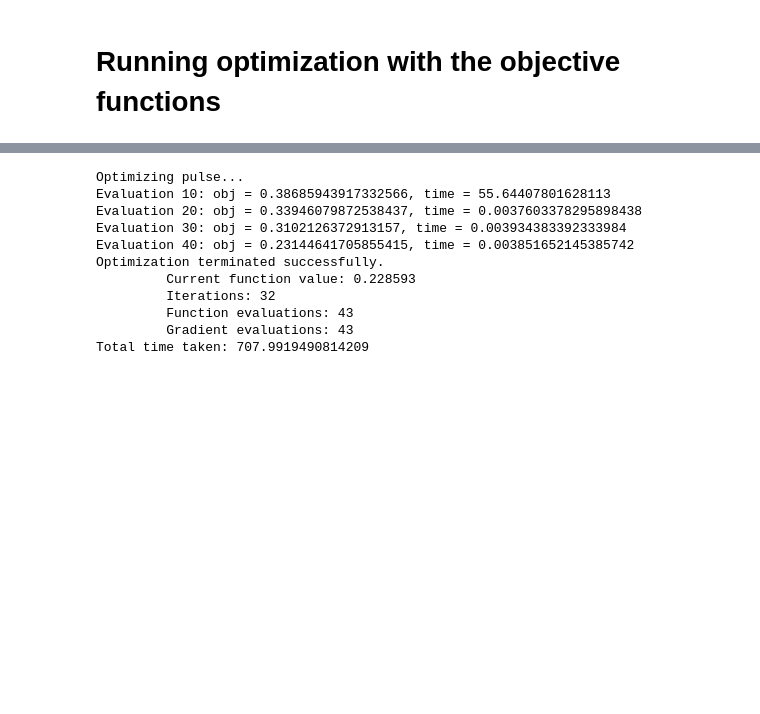
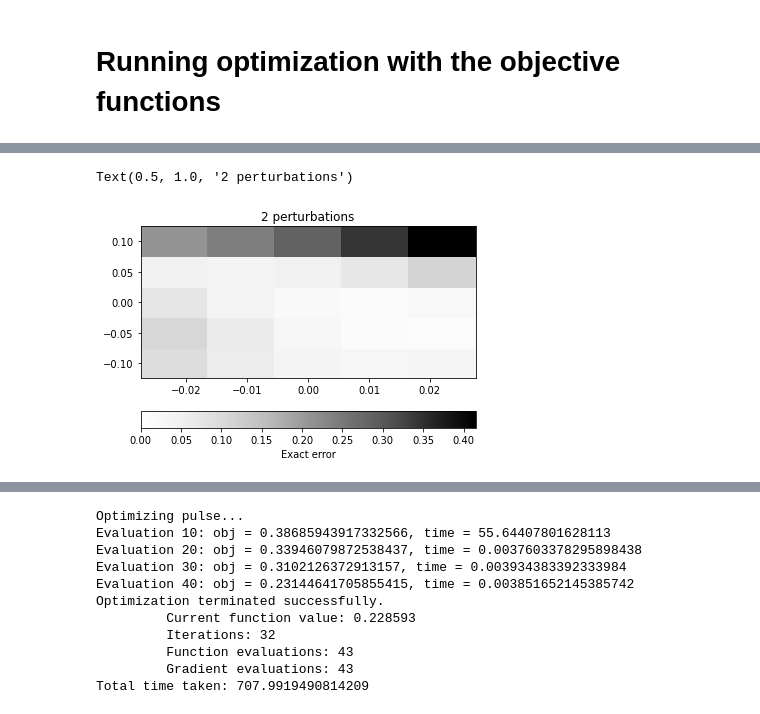
Before and after one commit to DanPuzzuoli/multivariable_dyson_magnus, a Jupyter notebook: magnus_qoc.ipynb, the cells around one changed output, grey strips where cells are left out. Cells and saved outputs as stored; diff of their text form; code cells hidden in the pictures; blank space fills up the shorter version.

```diff
--- a/magnus_qoc.ipynb
+++ b/magnus_qoc.ipynb
@@ -75,7 +75,7 @@ H0 = Array(np.pi * anharm * numb * (numb - jnp.eye(dim)))
 
 # control terms - X and Y multiplied by 2 pi * drive_strength
 Hc = Array(2 * np.pi * drive_strength * jnp.array([osc_X, osc_Y]))
-perturb = Array(-1j*2*np.pi*numb)
+perturb = Array(-1j*2*np.pi*numb) #the 0th perturbation
 
 Utarget = X
 
@@ -86,3 +86,12 @@ dt_filter = 0.125
 
 #get fidelity function
 fid_func = get_grape_fidelity_func(X)
+
+# helper function for 2D meshplots
+def cell_centered(arr_in):
+    arr_out = np.empty(len(arr_in)+1)
+    dist = arr_in[1] - arr_in[0]
+    for i in range(len(arr_in)):
+        arr_out[i] = arr_in[i] - dist/2
+    arr_out[-1] = arr_in[-1] + dist/2
+    return arr_out
@@ -2305,3 +2335,19 @@ Total time taken: 161.91004610061646
+# %%
+exact_err1 = point_obj1(result2.x, p0_vals, p1_vals, out = 1)
+# %%
+import matplotlib as mpl
+
+x_axis = cell_centered(p0_vals)
+y_axis = cell_centered(p1_vals)
+cmap = mpl.cm.Greys
+norm = mpl.colors.Normalize(vmin=0., vmax=max(exact_err1))
+exact_err1_reshape = exact_err1.reshape((5,5))
+plt.pcolormesh(x_axis, y_axis, exact_err1_reshape, norm=norm, cmap=cmap)
+plt.colorbar(mpl.cm.ScalarMappable(norm=norm, cmap=cmap),orientation='horizontal',label="Exact error")
+plt.title("2 perturbations")
+# %% [output]
+Text(0.5, 1.0, '2 perturbations')
+[figure, added]
 # %%
 #3 variations
 obj = mag_obj_funcs[2]
```
Also changed, not shown: parts of 17 cells of this notebook.
